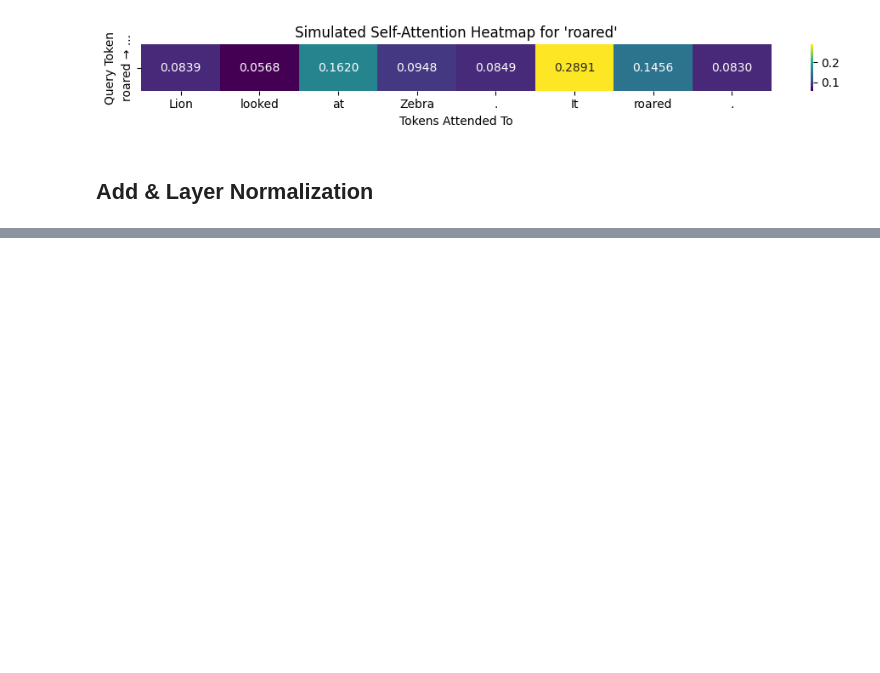
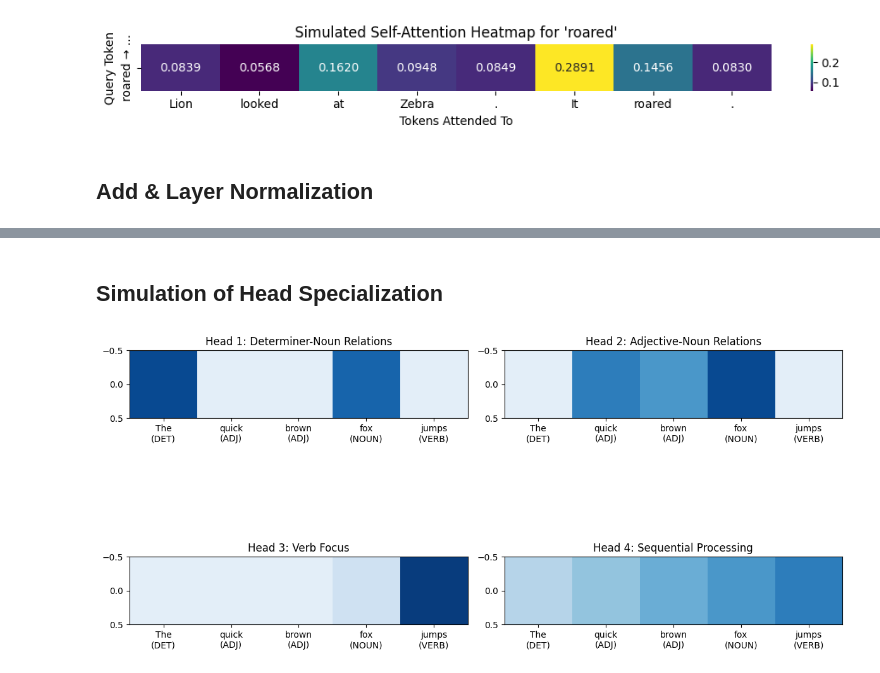
Before and after one commit to mnsbharadwaj/AI-NLP, a Jupyter notebook: Transformer_components.ipynb, the cells around one changed output, grey strips where cells are left out. Cells and saved outputs as stored; diff of their text form; code cells hidden in the pictures; blank space fills up the shorter version.

```diff
--- a/Transformer_components.ipynb
+++ b/Transformer_components.ipynb
@@ -794,0 +1505,33 @@ Keeps the scale of activations consistent.
+# %% [markdown]
+## **Simulation of Head Specialization**
+# %%
+import numpy as np
+
+# Sample sentence: "The quick brown fox jumps"
+sentence = ["The", "quick", "brown", "fox", "jumps"]
+pos_tags = ["DET", "ADJ", "ADJ", "NOUN", "VERB"]
+
+# Simulate 4 attention heads
+heads = {
+    "head1": {"focus": "DET-NOUN", "weights": [0.9, 0.1, 0.1, 0.8, 0.1]},
+    "head2": {"focus": "ADJ-NOUN", "weights": [0.1, 0.7, 0.6, 0.9, 0.1]},
+    "head3": {"focus": "VERB", "weights": [0.1, 0.1, 0.1, 0.2, 0.95]},
+    "head4": {"focus": "SEQUENCE", "weights": [0.3, 0.4, 0.5, 0.6, 0.7]}
+}
+
+# Visualize attention patterns
+def plot_head(ax, head, title):
+    ax.imshow(np.array([head["weights"]]), cmap="Blues", vmin=0, vmax=1)
+    ax.set_xticks(range(len(sentence)))
+    ax.set_xticklabels([f"{word}\n({tag})" for word, tag in zip(sentence, pos_tags)])
+    ax.set_title(title)
+
+fig, axs = plt.subplots(2, 2, figsize=(12, 8))
+plot_head(axs[0,0], heads["head1"], "Head 1: Determiner-Noun Relations")
+plot_head(axs[0,1], heads["head2"], "Head 2: Adjective-Noun Relations")
+plot_head(axs[1,0], heads["head3"], "Head 3: Verb Focus")
+plot_head(axs[1,1], heads["head4"], "Head 4: Sequential Processing")
+plt.tight_layout()
+plt.show()
+# %% [output]
+[figure, added]
```
Also changed, not shown: parts of 5 cells of this notebook.
